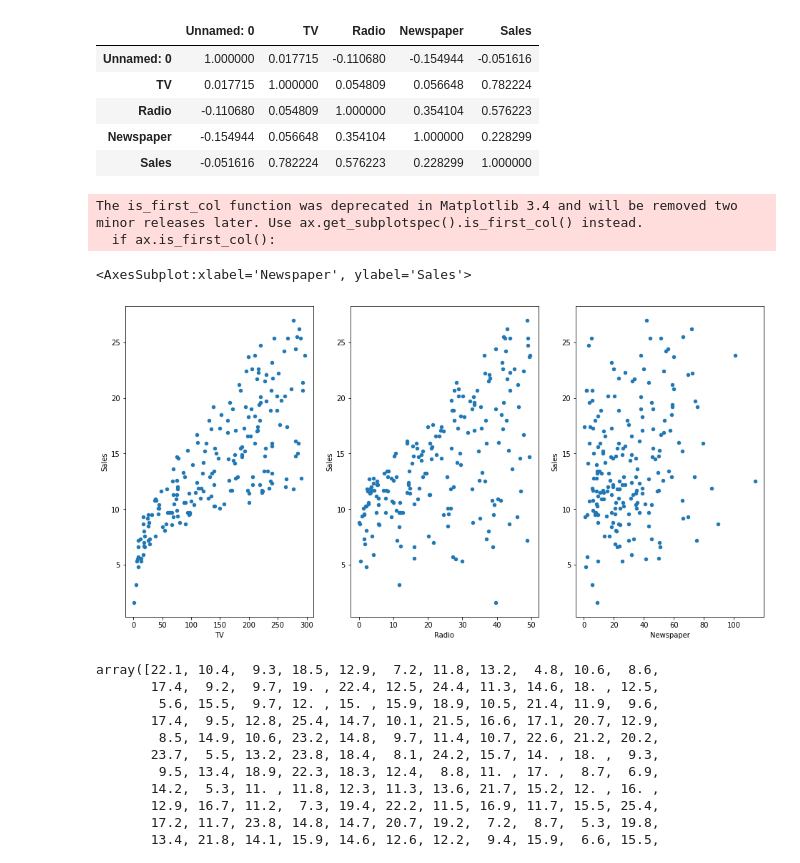
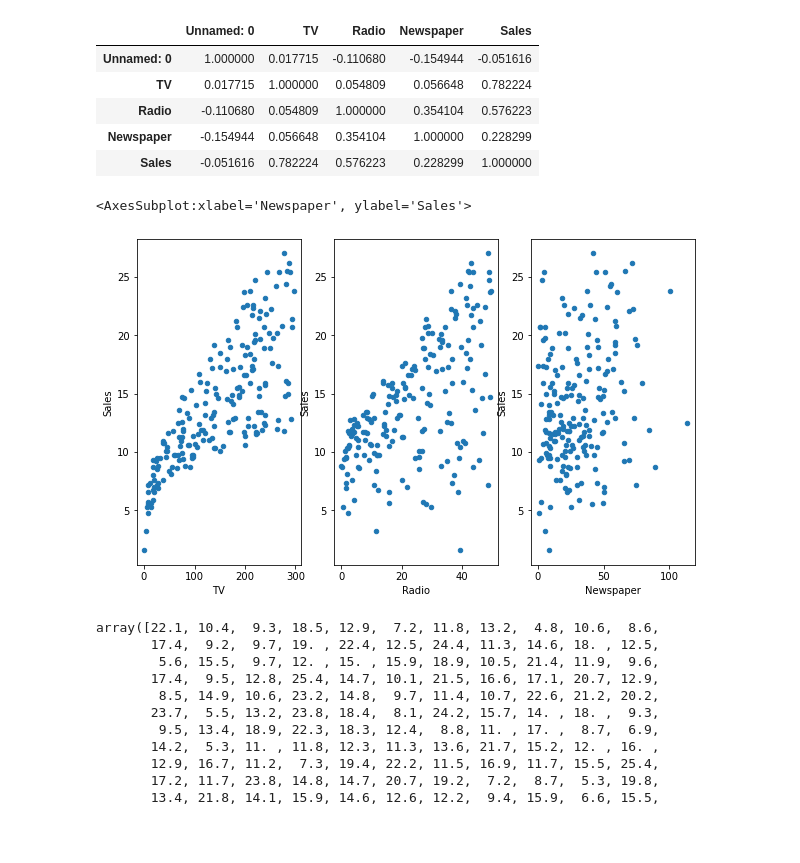
Before and after one commit to mekalyan26/ML_Algorithms_Python, a Jupyter notebook: LinearRegression.ipynb, the cells around one changed output. Drawn from its saved outputs; the diff is of its cells as text; code cells hidden in the pictures; blank space fills up the shorter version.

```diff
--- a/LinearRegression.ipynb
+++ b/LinearRegression.ipynb
@@ -56,14 +52,12 @@ df.corr()
 # %%
 # exploring the data by plotting it
 fig, axs = plt.subplots(1,3)
-df.plot(kind='scatter', x='TV', y='Sales', ax=axs[0],figsize=(16,8))
+df.plot(kind='scatter', x='TV', y='Sales', ax=axs[0],figsize=(10,6))
 df.plot(kind='scatter', x='Radio', y='Sales', ax=axs[1])
 df.plot(kind='scatter', x='Newspaper', y='Sales', ax=axs[2])
 # %% [output]
-The is_first_col function was deprecated in Matplotlib 3.4 and will be removed two minor releases later. Use ax.get_subplotspec().is_first_col() instead.
-  if ax.is_first_col():
+<AxesSubplot:xlabel='Newspaper', ylabel='Sales'>
-<AxesSubplot:xlabel='Newspaper', ylabel='Sales'>
-[figure, old version]
+[figure, new version]
 # %%
 # declaring variables to use in model building
 features = df['TV'].values
```
Also changed, not shown: parts of 12 cells of this notebook, 4 other files.
